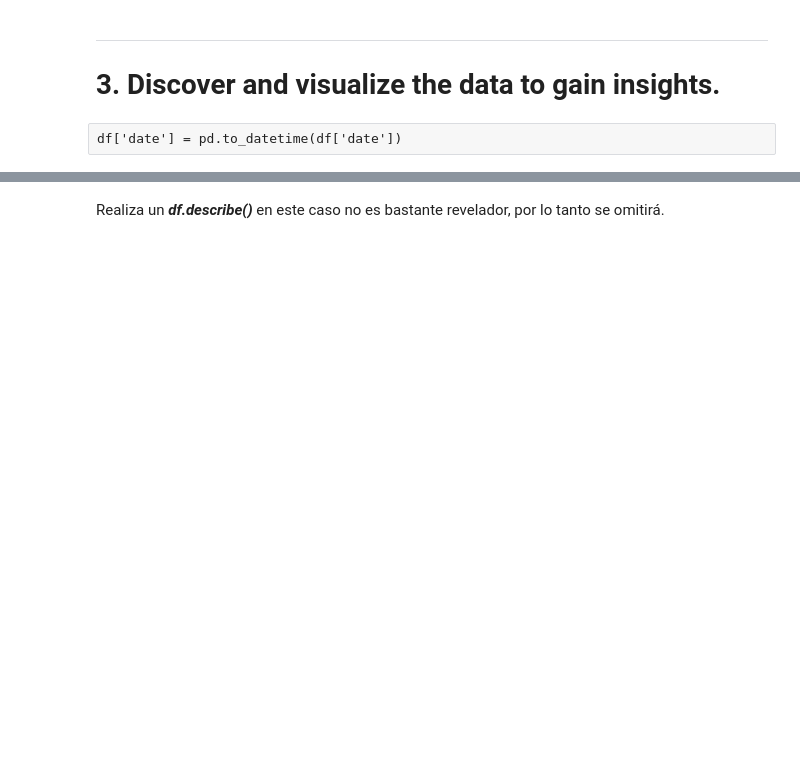
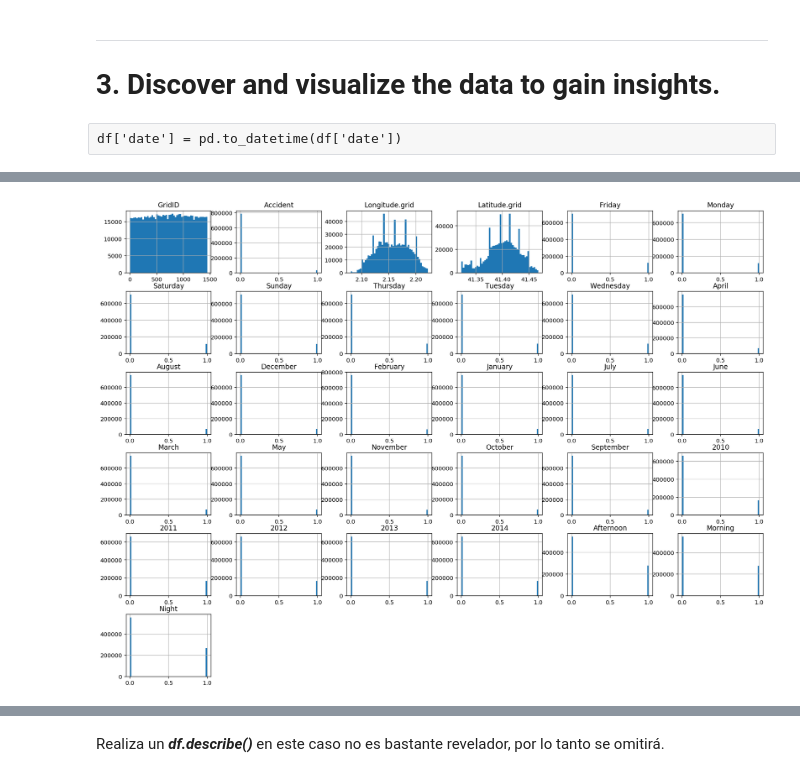
Before and after one commit to AlanItzep/JupyterGH, a Jupyter notebook: PRACTICA.ipynb, the cells around one changed output, grey strips where cells are left out. Cells and saved outputs as stored; diff of their text form; code cells hidden in the pictures; blank space fills up the shorter version.

```diff
--- a/PRACTICA.ipynb
+++ b/PRACTICA.ipynb
@@ -35,0 +143,4 @@ df['date'] = pd.to_datetime(df['date'])
+# %%
+df['Weekday'] = df['Weekday'].replace({0:"Monday",1:"Tuesday",2:"Wednesday",3:"Thursday",4:"Friday",5:"Saturday",6:"Sunday"})
+df['Month'] = df['Month'].replace({1:"January",2:"February",3:"March",4:"April",5:"May",6:"June",7:"July",8:"August",9:"September",10:"October",11:"November",12:"December"})
+df.head()
@@ -35,0 +154,32 @@ df['date'] = pd.to_datetime(df['date'])
+# %%
+#1 Dummies
+dWeekday = pd.get_dummies(df["Weekday"])
+dWeekday.shape
+#1 Dummies
+dMonth = pd.get_dummies(df["Month"])
+dMonth.shape
+#1 Dummies
+dYear = pd.get_dummies(df["Year"])
+dYear.shape
+#1 Dummies
+dShift = pd.get_dummies(df["Shift"])
+dShift.shape
+
+#2 Concat
+df = pd.concat([df, dWeekday], axis = 1)
+#2 Concat
+df = pd.concat([df, dMonth], axis = 1)
+#2 Concat
+df = pd.concat([df, dYear], axis = 1)
+#2 Concat
+df = pd.concat([df,dShift], axis = 1)
+
+#3 Drop de variable original
+df = df.drop("Weekday", 1)
+#3 Drop de variable original
+df = df.drop("Month", 1)
+#3 Drop de variable original
+df = df.drop("Year", 1)
+#3 Drop de variable original
+df = df.drop("Shift",1)
+df.head()
@@ -36,2 +194,10 @@ df['date'] = pd.to_datetime(df['date'])
+# %%
+%matplotlib inline
+import matplotlib.pyplot as plt
+df.boxplot
+df.hist(bins=50, figsize=(20,15))
+plt.show()
+# %% [output]
+[figure, added]
 # %%
 df.info()
```
Also changed, not shown: parts of 119 cells of this notebook, 2 other files.
